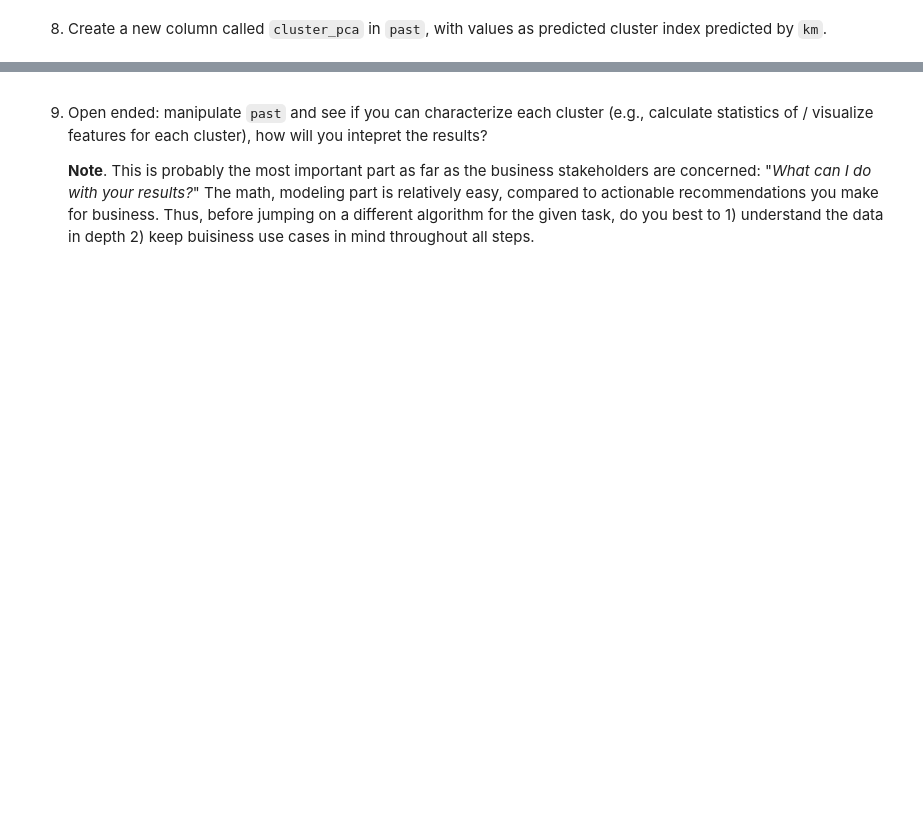
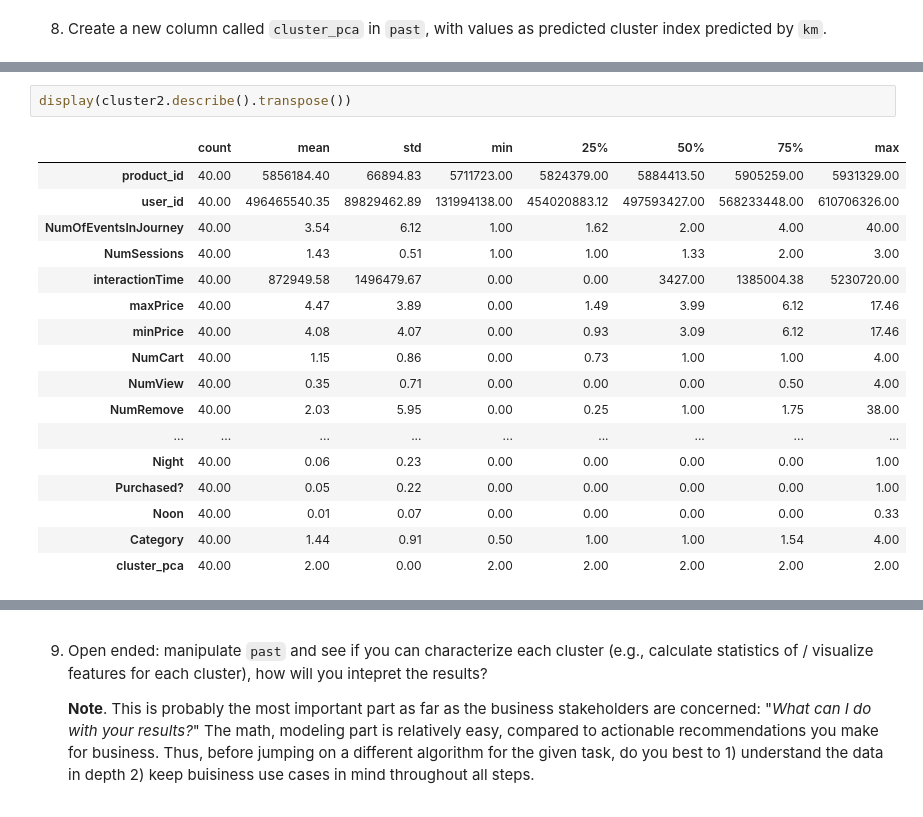
Before and after one commit to mcastelli5/FourthBrainMC, a Jupyter notebook: assignments/week-7-unsuper-lrn/nb/new-product-launch.ipynb, the cells around one changed output, grey strips where cells are left out. Cells and saved outputs as stored; diff of their text form; blank space fills up the shorter version.

```diff
--- a/assignments/week-7-unsuper-lrn/nb/new-product-launch.ipynb
+++ b/assignments/week-7-unsuper-lrn/nb/new-product-launch.ipynb
@@ -272,0 +339,20 @@ km.labels_
+# %%
+display(cluster2.describe().transpose())
+# %% [output]
+|  | count | mean | std | min | 25% | 50% | 75% | max |
+| product_id | 40.00 | 5856184.40 | 66894.83 | 5711723.00 | 5824379.00 | 5884413.50 | 5905259.00 | 5931329.00 |
+| user_id | 40.00 | 496465540.35 | 89829462.89 | 131994138.00 | 454020883.12 | 497593427.00 | 568233448.00 | 610706326.00 |
+| NumOfEventsInJourney | 40.00 | 3.54 | 6.12 | 1.00 | 1.62 | 2.00 | 4.00 | 40.00 |
+| NumSessions | 40.00 | 1.43 | 0.51 | 1.00 | 1.00 | 1.33 | 2.00 | 3.00 |
+| interactionTime | 40.00 | 872949.58 | 1496479.67 | 0.00 | 0.00 | 3427.00 | 1385004.38 | 5230720.00 |
+| maxPrice | 40.00 | 4.47 | 3.89 | 0.00 | 1.49 | 3.99 | 6.12 | 17.46 |
+| minPrice | 40.00 | 4.08 | 4.07 | 0.00 | 0.93 | 3.09 | 6.12 | 17.46 |
+| NumCart | 40.00 | 1.15 | 0.86 | 0.00 | 0.73 | 1.00 | 1.00 | 4.00 |
+| NumView | 40.00 | 0.35 | 0.71 | 0.00 | 0.00 | 0.00 | 0.50 | 4.00 |
+| NumRemove | 40.00 | 2.03 | 5.95 | 0.00 | 0.25 | 1.00 | 1.75 | 38.00 |
+| ... | ... | ... | ... | ... | ... | ... | ... | ... |
+| Night | 40.00 | 0.06 | 0.23 | 0.00 | 0.00 | 0.00 | 0.00 | 1.00 |
+| Purchased? | 40.00 | 0.05 | 0.22 | 0.00 | 0.00 | 0.00 | 0.00 | 1.00 |
+| Noon | 40.00 | 0.01 | 0.07 | 0.00 | 0.00 | 0.00 | 0.00 | 0.33 |
+| Category | 40.00 | 1.44 | 0.91 | 0.50 | 1.00 | 1.00 | 1.54 | 4.00 |
+| cluster_pca | 40.00 | 2.00 | 0.00 | 2.00 | 2.00 | 2.00 | 2.00 | 2.00 |
```
Also changed, not shown: parts of 35 cells of this notebook.
